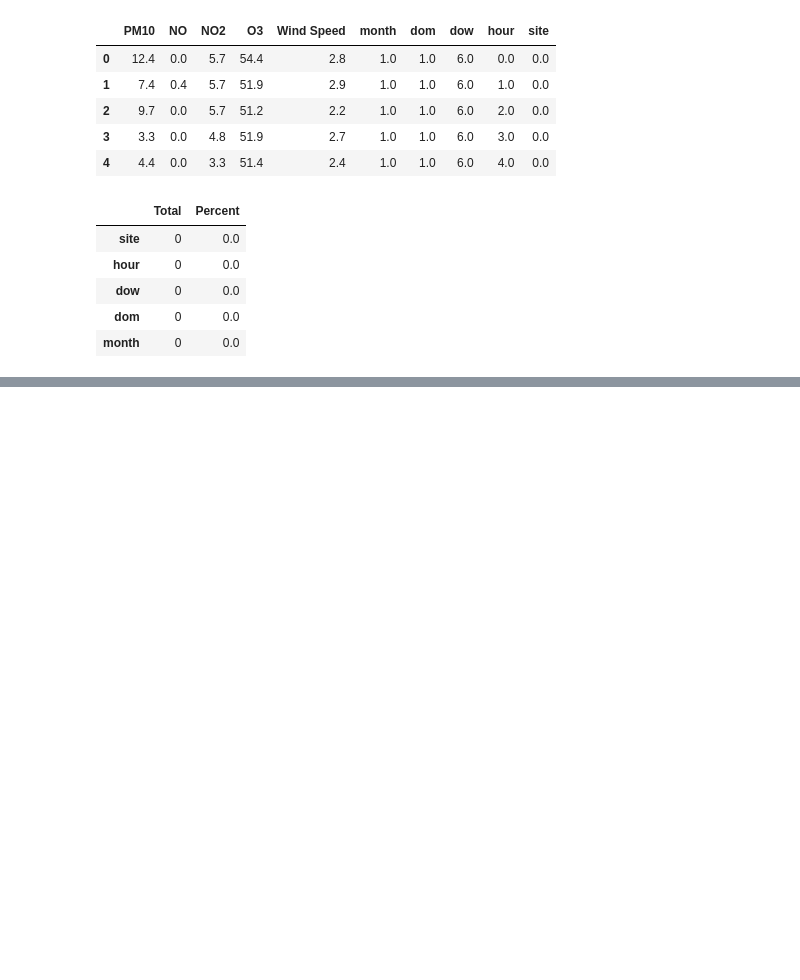
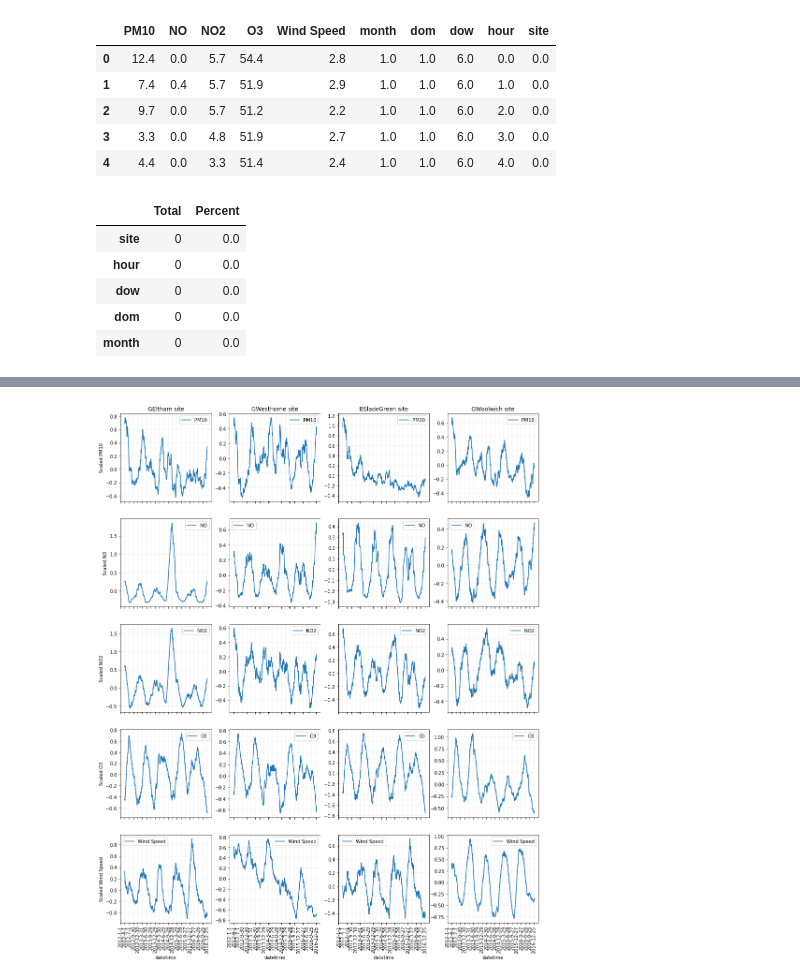
Before and after one commit to roodrallec/DeepLearning, a Jupyter notebook: RNN/AirQuality/DataAnalysis.ipynb, the cells around one changed output, grey strips where cells are left out. Cells and saved outputs as stored; diff of their text form; code cells hidden in the pictures; blank space fills up the shorter version.

```diff
--- a/RNN/AirQuality/DataAnalysis.ipynb
+++ b/RNN/AirQuality/DataAnalysis.ipynb
@@ -49,10 +51,3 @@ missing_train_data.head()
 | dow | 0 | 0.0 |
 | dom | 0 | 0.0 |
 | month | 0 | 0.0 |
-# %%
-# Time series graph
-site_0 = df[df['site'] == 0]
-ts_cols = ['PM10', 'NO', 'NO2', 'O3', 'Wind Speed']
-ts = pd.DataFrame(data=site_0[ts_cols], index=site_0.index, columns=ts_cols)
-ts = ts.rolling(window=1000,center=False).mean()
-plt.figure(); ts.plot(); plt.legend(loc='best')
@@ -63,11 +53,0 @@ plt.figure(); ts.plot(); plt.legend(loc='best')
-# %%
-
-for col in ts_cols:
-    ts = pd.DataFrame()
-
-    for site in [0,1,2,3]:
-        site_col = df[df['site'] == site][col]
-        ts[sites[site]] = site_col
-
-    ts = ts.rolling(window=1000,center=False).mean()
-    plt.figure(); ts.plot(); plt.legend(loc='best'); plt.title(col);
@@ -84,0 +54,51 @@ for col in ts_cols:
+# %%
+# Time series graph
+scaler = preprocessing.StandardScaler()
+sites = [0,1,2,3]
+site_names = ['GEltham', 'GWesthorne', 'BSladeGreen', 'GWoolwich']
+_vars = ['PM10', 'NO', 'NO2', 'O3', 'Wind Speed']
+fig, axes = plt.subplots(nrows=len(_vars), ncols=len(sites), sharex='col')#, sharey='row')
+figsize=(16,20)
+window = 2184
+x_ticks = range(0, 43848, window)
+datetimes = [datetime(2012,1,1) + timedelta(hours=h) for h in x_ticks]
+time = [str(d.year) + '-' + str(d.month) + '-' + str(d.day) for d in datetimes]
+
+plt_row=0
+for var in _vars:
+    plt_col=0
+    for site in sites:
+        ax = axes[plt_row, plt_col]
+        ax.set_xticklabels(time)
+        ax.set_xticks(x_ticks)
+        if plt_row == 0:
+            ax.set_title(str(site_names[site]) + ' site')
+        if plt_col == 0:
+            ax.set(ylabel='Scaled ' + var)
+        if plt_row == len(_vars)-1:
+            ax.set(xlabel='datetime')
+        plt_col+=1
+    plt_row+=1
+
+plt_row=0
+for var in _vars:
+    plt_col=0
+    for site in sites:
+        ax = axes[plt_row, plt_col]
+        site_data = df[df['site'] == site][[var]].values
+        x_scaled = scaler.fit_transform(site_data)
+        ts = pd.DataFrame(data=x_scaled, columns=[var]).rolling(window=window,center=False).mean()
+        ts.plot(ax=ax,figsize=figsize)
+        plt_col+=1
+    plt_row+=1
+
+for ax in axes:
+    for a in ax:
+        a.set_xticklabels(time)
+        a.grid(color='gray', linestyle='-', linewidth=0.1)
+        for tick in a.get_xticklabels():
+            tick.set_rotation(90)
+
+fig.savefig('Cross-site var comparison matrix' + '.pdf', format='pdf');
+# %% [output]
+[figure, added]
```
Also changed, not shown: parts of 3 cells of this notebook, 10 other files.
